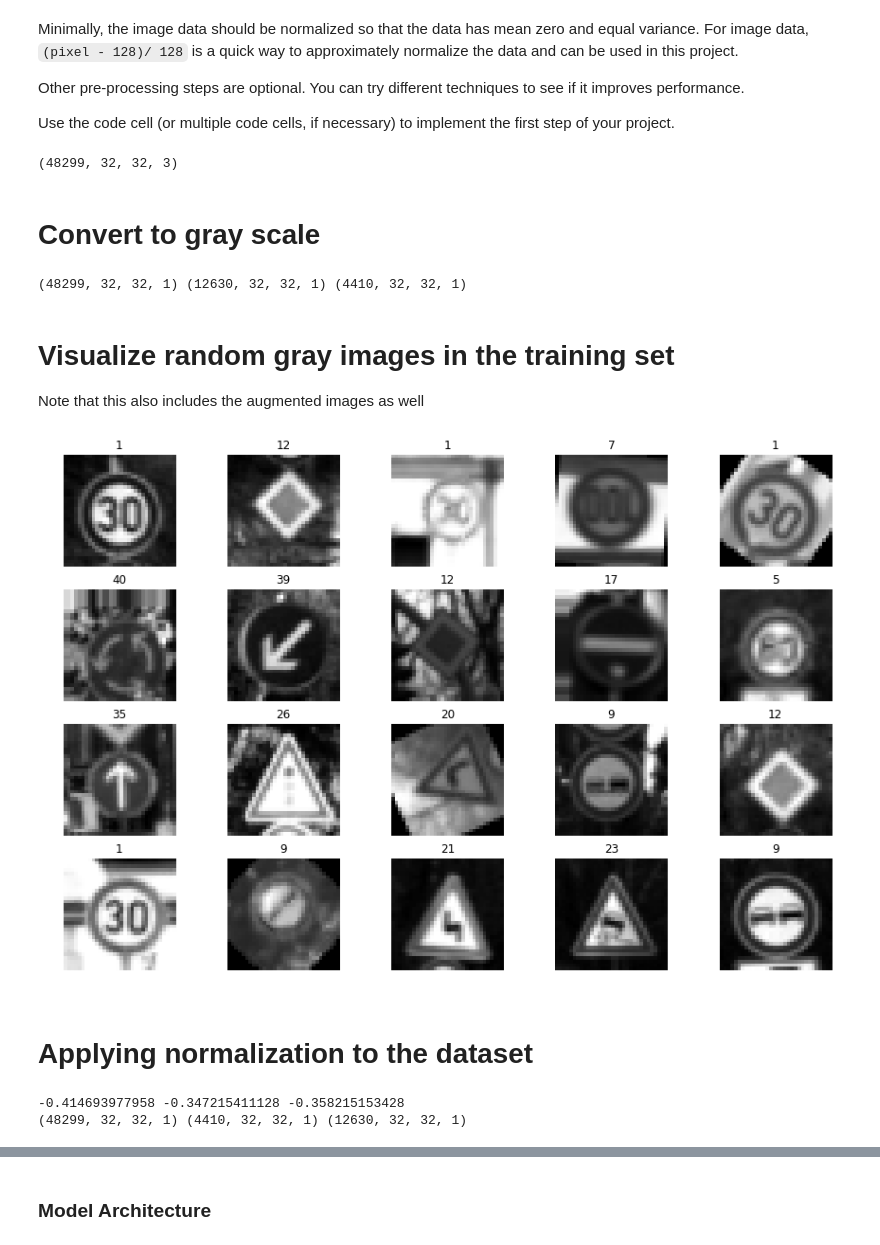
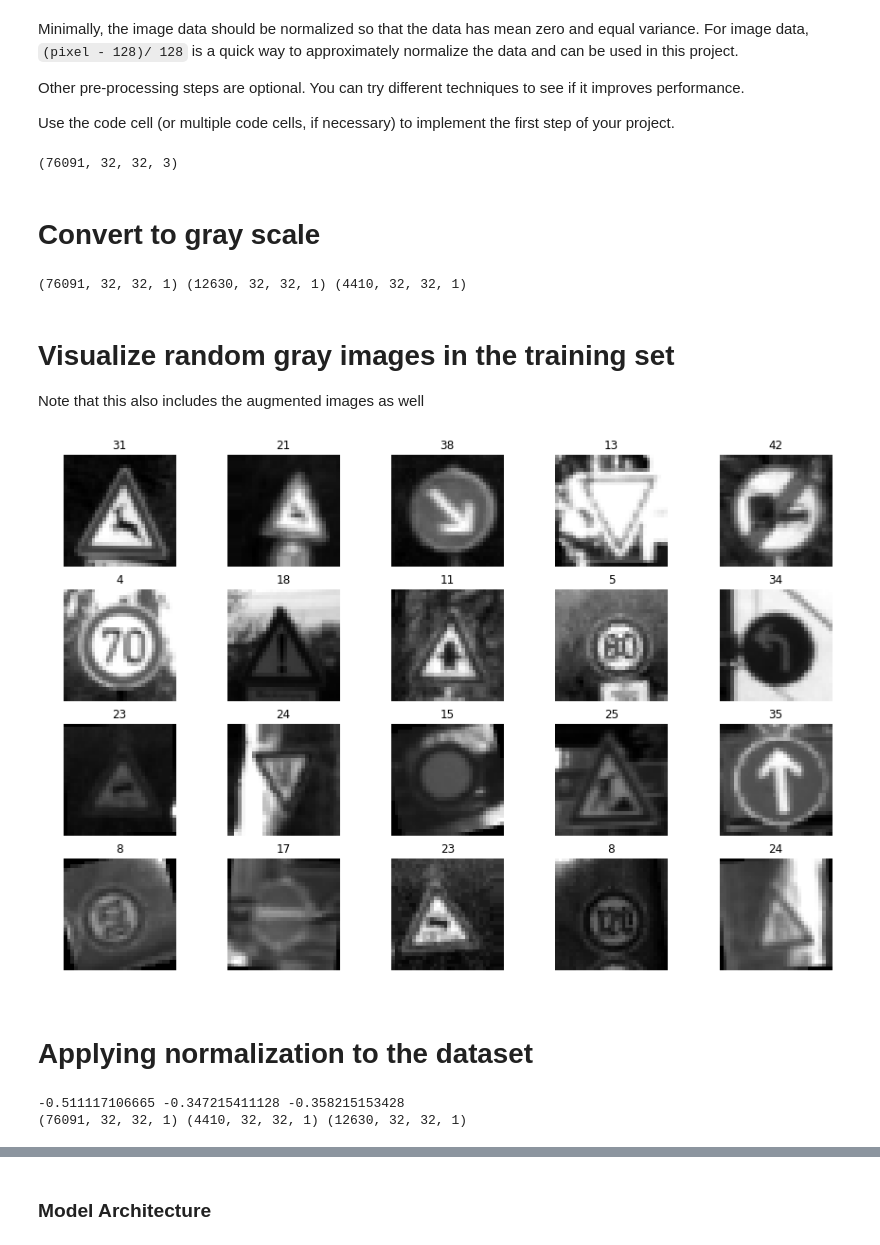
Before and after one commit to aakashkardam/Traffic_Sign_Classifier_Udacity_Project_3, a Jupyter notebook: Traffic_Sign_Classifier.ipynb, the cells around one changed output, grey strips where cells are left out. Saved outputs shown, nothing was run; the diff lists cells and outputs as text; code cells hidden in the pictures.

Commit message:
Fakes imagesadded to make frequency of each label equalize

```diff
--- a/Traffic_Sign_Classifier.ipynb
+++ b/Traffic_Sign_Classifier.ipynb
@@ -112,11 +112,13 @@ for a in ax:
 # %% [markdown]
 # Frequency of labels using histogram
 # %%
+unique_lbl, index,frequency = np.unique(y_train, return_index=True,return_counts=True)
 plt.figure(figsize=(15,10))
-plt.hist(y_train,np.unique(y_train),color='red',rwidth=0.9,histtype='bar')
+plt.hist(y_train,unique_lbl,color='red',rwidth=0.9,histtype='bar')
 plt.xlabel("Class ID")
 plt.ylabel("Frequency of each Class ID")
 plt.title("Frequency of Class ID in the training dataset")
 plt.show()
+print(unique_lbl, index, frequency)
 # %% [output]
 [figure]
@@ -163,25 +172,28 @@ for i in range(1):
 # %%
 X_additional_train = []
 y_additional_train = []
-for i in range(500):
-    rand_img_index = random.randint(0,n_train)
-    aug_images=[None]*9
-    for j in range(3):
-        aug_images[0] = rotate_randomly(X_train[rand_img_index])
-        aug_images[1] = translate(X_train[rand_img_index],offset=(random.uniform(-5,5),random.uniform(-5,5)))#add_noise_randomly
-        aug_images[2] = flip_left_2_right(aug_images[0])
-        aug_images[3] = flip_upside_down(aug_images[0])
-        aug_images[4] = flip_left_2_right(aug_images[1])
-        aug_images[5] = flip_upside_down(aug_images[1])
-        #aug_images[6] = flip_upside_down(aug_images[1])
-        aug_images[6] = translate(flip_left_2_right(X_train[rand_img_index]),offset=(random.uniform(-5,5),random.uniform(-5,5)))
-        aug_images[7] = flip_left_2_right(aug_images[6])
-        aug_images[8] = flip_upside_down(aug_images[6])
-        #aug_images[9] = translate(X_train[rand_img_index],offset=(random.uniform(-5,5),random.uniform(-5,5)))
+for i in unique_lbl: #for i in range(500):
+    rand_img_index = index[i]
+    if(frequency[i]<1750):
+    #random.randint(0,n_train)
+        aug_images=[None]*9
+        print("No. of fake images for label:",i," = ",(1750 - frequency[i]))
+        for j in range((1750 - frequency[i])//9):
+            aug_images[0] = rotate_randomly(X_train[rand_img_index])
+            aug_images[1] = translate(X_train[rand_img_index],offset=(random.uniform(-5,5),random.uniform(-5,5)))#add_noise_randomly
+            aug_images[2] = flip_left_2_right(aug_images[0])
+            aug_images[3] = flip_upside_down(aug_images[0])
+            aug_images[4] = flip_left_2_right(aug_images[1])
+            aug_images[5] = flip_upside_down(aug_images[1])
+            #aug_images[6] = flip_upside_down(aug_images[1])
+            aug_images[6] = translate(flip_left_2_right(X_train[rand_img_index]),offset=(random.uniform(-5,5),random.uniform(-5,5)))
+            aug_images[7] = flip_left_2_right(aug_images[6])
+            aug_images[8] = flip_upside_down(aug_images[6])
+            #aug_images[9] = translate(X_train[rand_img_index],offset=(random.uniform(-5,5),random.uniform(-5,5)))
 
-        for k in range(9):
-            X_additional_train.append(aug_images[k])
-            y_additional_train.append(y_train[rand_img_index])
+            for k in range(9):
+                X_additional_train.append(aug_images[k])
+                y_additional_train.append(y_train[rand_img_index])
 X_additional_train = np.asarray(X_additional_train)
 y_additional_train = np.asarray(y_additional_train)
 #print(X_train.shape, np.shape(X_additional_train),np.shape(y_additional_train))
@@ -248,7 +331,7 @@ Use the code cell (or multiple code cells, if necessary) to implement the first
 ### Feel free to use as many code cells as needed.
 print(X_train.shape)
 # %% [output]
-(48299, 32, 32, 3)
+(76091, 32, 32, 3)
 # %% [markdown]
 # Convert to gray scale
 # %%
@@ -257,21 +340,21 @@ X_test_gray = np.sum(X_test/3, axis=3, keepdims=True)
 X_valid_gray = np.sum(X_valid/3, axis=3, keepdims=True)
 print(X_train_gray.shape, X_test_gray.shape, X_valid_gray.shape)
 # %% [output]
-(48299, 32, 32, 1) (12630, 32, 32, 1) (4410, 32, 32, 1)
+(76091, 32, 32, 1) (12630, 32, 32, 1) (4410, 32, 32, 1)
 # %% [markdown]
 # Visualize random gray images in the training set
 Note that this also includes the augmented images as well
 # %%
 f,ax=plt.subplots(4,5,figsize=(15,10))
 ax = ax.reshape(-1) # or use ax = ax.ravel()
 # Randomly plot some images with their Class IDs
 for a in ax:
-    i = random.randint(0,48299)#61799)#48299)
+    i = random.randint(0,76091)#61799)#48299)
     a.imshow(X_train_gray[i].squeeze(),cmap='gray')
     a.axis("off")
     a.set_title(y_train[i])
 # %% [output]
-[figure, old version]
+[figure, new version]
 # %% [markdown]
 # Applying normalization to the dataset
 # %%
@@ -281,8 +364,8 @@ X_test_normalized = (X_test_gray - 128)/128
 print(np.mean(X_train_normalized),np.mean(X_valid_normalized),np.mean(X_test_normalized))
 print(X_train_normalized.shape, X_valid_normalized.shape, X_test_normalized.shape)
 # %% [output]
--0.414693977958 -0.347215411128 -0.358215153428
-(48299, 32, 32, 1) (4410, 32, 32, 1) (12630, 32, 32, 1)
+-0.511117106665 -0.347215411128 -0.358215153428
+(76091, 32, 32, 1) (4410, 32, 32, 1) (12630, 32, 32, 1)
 # %%
 X_train = X_train_normalized
 X_valid = X_valid_normalized
```
Also changed, not shown: parts of 13 cells of this notebook.
